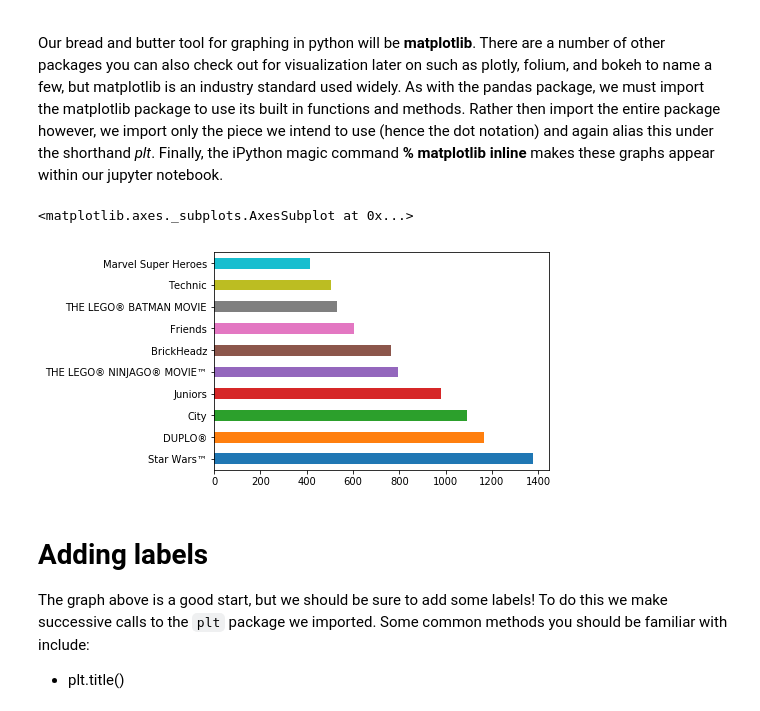
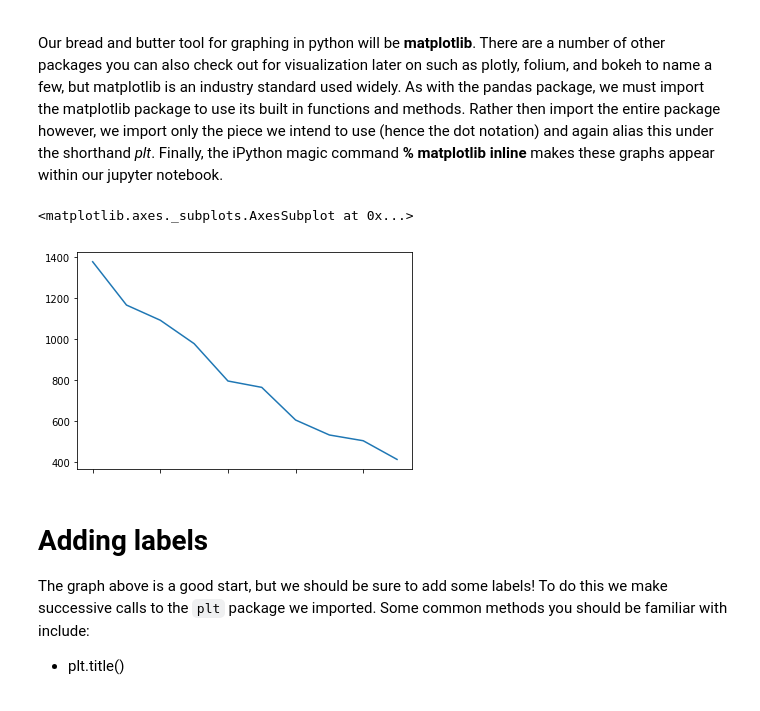
Before and after one commit to Laura-ShummonMaass/dsc-1-01-08-your-first-data-science-codealong-seattle-ds-career-040119, a Jupyter notebook: index.ipynb, the cells around one changed output. Saved outputs shown, nothing was run; the diff lists cells and outputs as text; code cells hidden in the pictures.

```diff
--- a/index.ipynb
+++ b/index.ipynb
@@ -338,10 +338,10 @@ import matplotlib.pyplot as plt
 %matplotlib inline
 # %%
 to_graph = df['theme_name'].value_counts()[:10]
-to_graph.plot(kind='barh')
+to_graph.plot()
 # %% [output]
 <matplotlib.axes._subplots.AxesSubplot at 0x...>
-[figure, old version]
+[figure, new version]
 # %% [markdown]
 # Adding labels
 The graph above is a good start, but we should be sure to add some labels! To do this we make successive calls to the `plt` package we imported. Some common methods you should be familiar with include:
```
